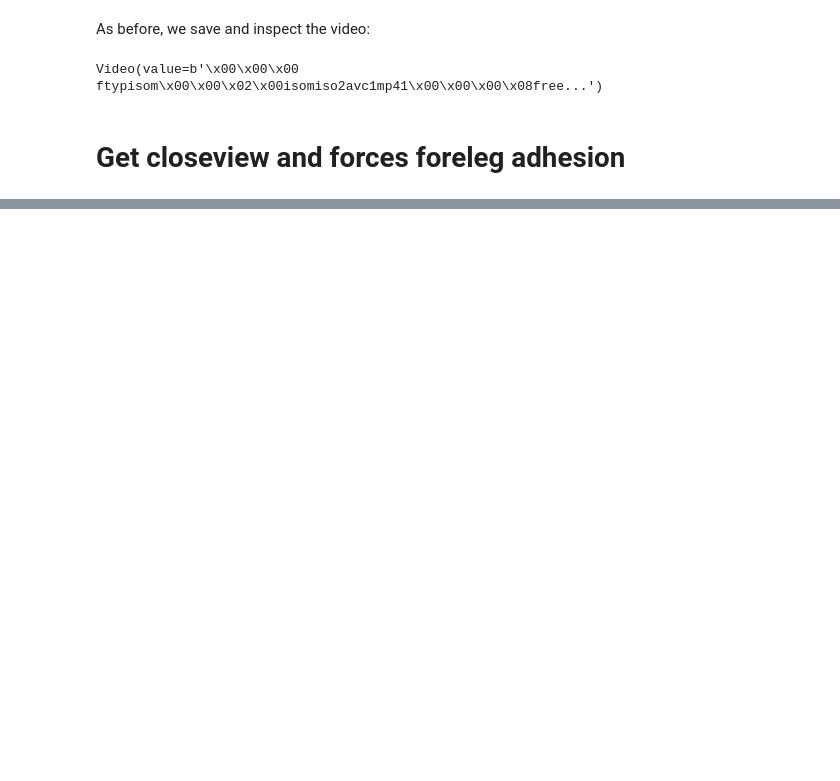
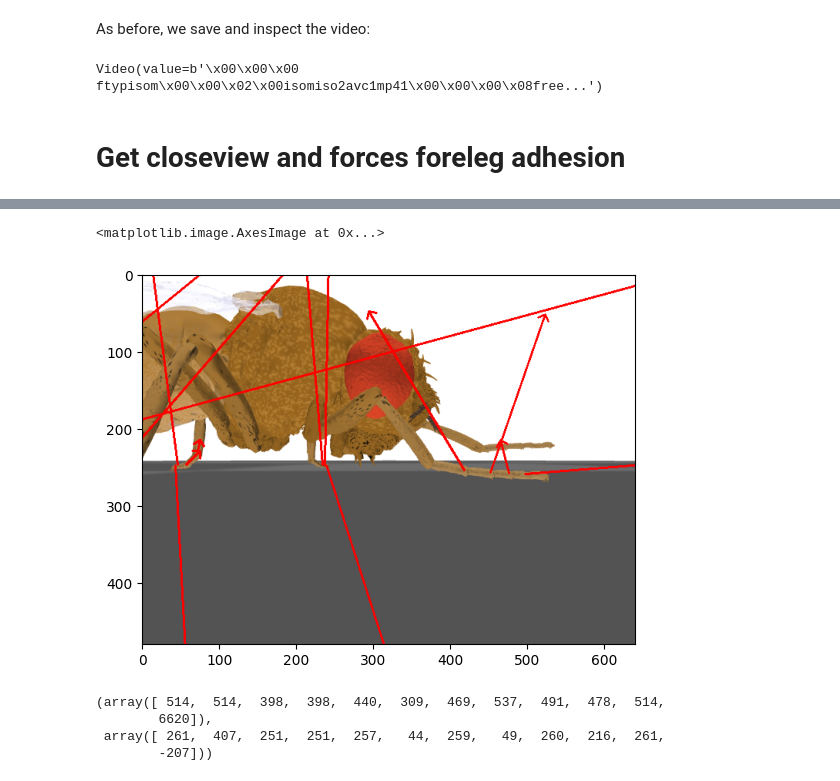
Before and after one commit to NeLy-EPFL/nmf2-paper, a Jupyter notebook: leg_adhesion/generate_adhesion_first_panel.ipynb, the cells around one changed output, grey strips where cells are left out. Cells and saved outputs as stored; diff of their text form; code cells hidden in the pictures; blank space fills up the shorter version.

```diff
--- a/leg_adhesion/generate_adhesion_first_panel.ipynb
+++ b/leg_adhesion/generate_adhesion_first_panel.ipynb
@@ -153,32 +98,3 @@ Text(0, 0.5, 'Angle (radian)')
 [figure]
 # %% [markdown]
 Now, we're ready to run our simulation. Tip: this we can use `trange` from the [`tqdm` package](https://github.com/tqdm/tqdm) to add a progress bar. It works the same as Python's built-in `range`, but with a progress bar. You can also use `tqdm.tqdm` on a simple for-loop (without `range`).
-# %%
-# Run simulation
-obs, info = nmf.reset()
-
-obs_list = [obs]
-
-inv_gravity_step = 3000
-grav_vector = [0, 0, 9810]
-slope = 90
-
-n_slopes_steps = 3000
-gradual_slopes = np.linspace(0, 90, n_slopes_steps)
-k = 0
-
-inverted_grav = False
-inv_gravity_indicator_radius = 25
-for i in trange(num_steps):
-    joint_pos = data_block[:, 0]
-    adhesion = np.ones(6)
-    action = {'joints': joint_pos, "adhesion": adhesion}
-    obs, reward, terminated, truncated, info = nmf.step(action)
-    render_status = nmf.render()
-    obs_list.append(obs)
-    if i > inv_gravity_step and i < n_slopes_steps + inv_gravity_step:
-        nmf.set_slope(gradual_slopes[k], "y")
-        k += 1
-    if render_status and inverted_grav:
-        last_frame = nmf.get_last_frame()
-        cv2.circle(last_frame,(inv_gravity_indicator_radius,inv_gravity_indicator_radius), inv_gravity_indicator_radius, (0, 0, 255), -1)
@@ -214,0 +159,12 @@ AttributeError: 'NeuroMechFlyMuJoCo' object has no attribute 'contact_camera'
+# %%
+width, height = nmf.sim_params.render_window_size
+camera = nmf.sim_params.render_camera
+if nmf.sim_params.align_camera_with_gravity:
+    nmf.rotate_camera()
+img = nmf.physics.render(width=width, height=height, camera_id=camera)
+img = nmf._draw_contacts(img)
+
+plt.imshow(img)
+# %% [output]
+<matplotlib.image.AxesImage at 0x...>
+[figure, added]
@@ -214,0 +212,7 @@ AttributeError: 'NeuroMechFlyMuJoCo' object has no attribute 'contact_camera'
+# %%
+x, y
+# %% [output]
+(array([ 514,  514,  398,  398,  440,  309,  469,  537,  491,  478,  514,
+        6620]),
+ array([ 261,  407,  251,  251,  257,   44,  259,   49,  260,  216,  261,
+        -207]))
```
Also changed, not shown: parts of 10 cells of this notebook, 1 other file.
